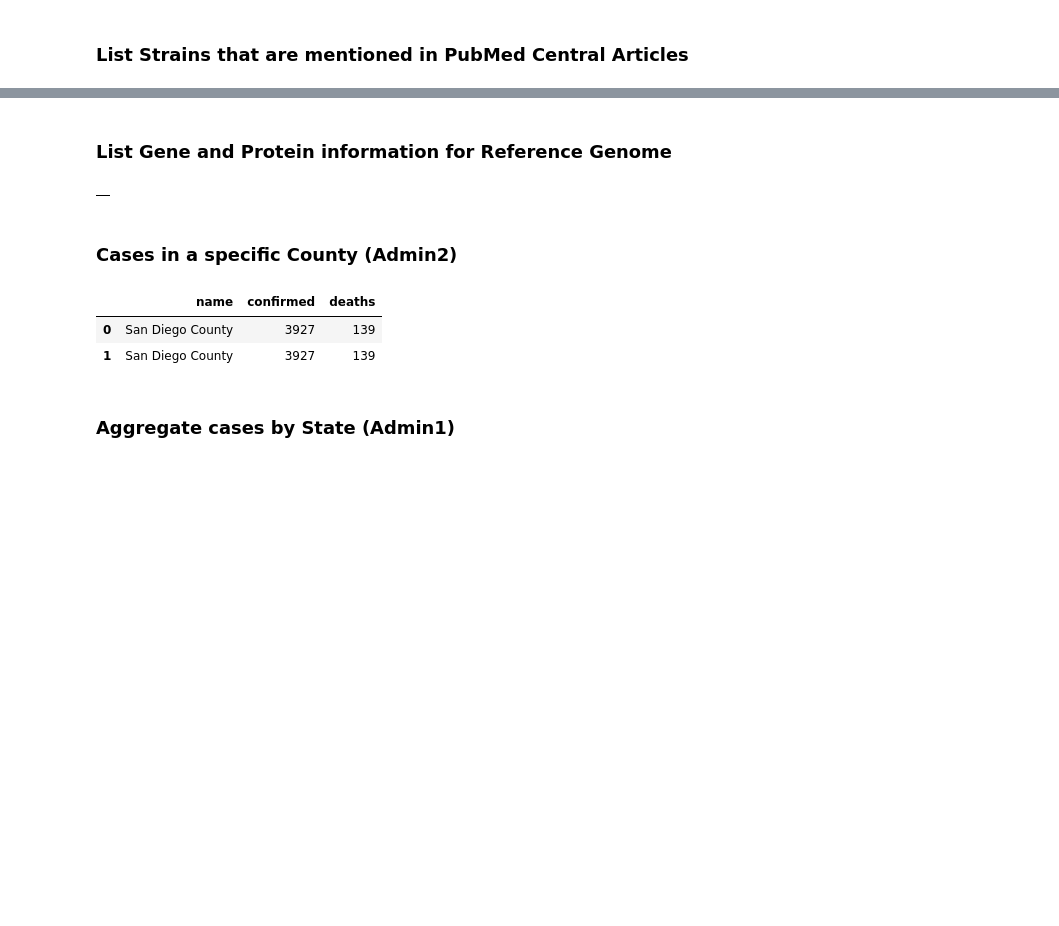
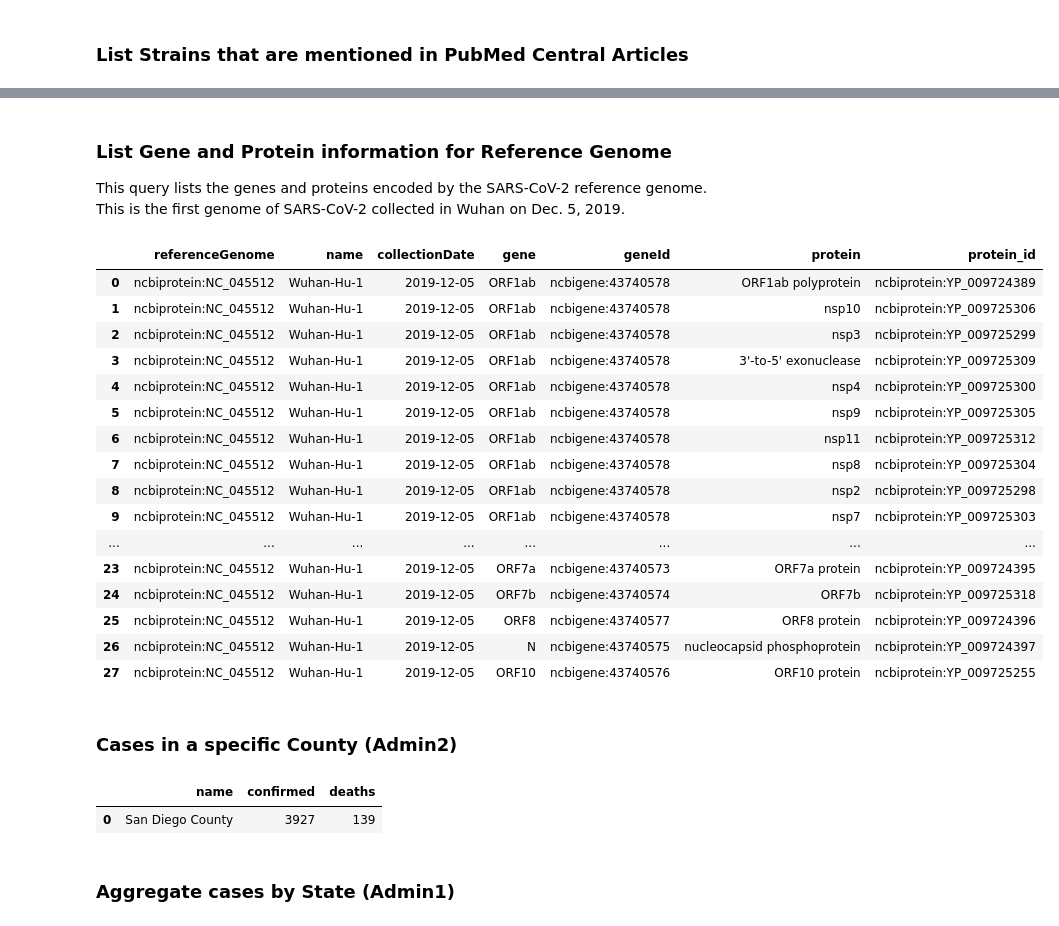
Before and after one commit to covid-19-net/covid-19-community, a Jupyter notebook: notebooks/3-ExampleQueriesRemote.ipynb, the cells around one changed output, grey strips where cells are left out. Cells and saved outputs as stored; diff of their text form; code cells hidden in the pictures; blank space fills up the shorter version.

Commit message:
split local/remote query notebooks

```diff
--- a/notebooks/3-ExampleQueriesRemote.ipynb
+++ b/notebooks/3-ExampleQueriesRemote.ipynb
@@ -53,7 +55,7 @@ MATCH (p:Publication)-[:MENTIONS]->(s:Strain)<-[:CARRIES]-(o:Organism)
 RETURN p.id as pmc, s.name as name, s.collectionDate  as collectionDate, o.name as host, s.id as host_id
 ORDER by s.collectionDate
 """
-graph.run(query).to_data_frame().head()
+graph.run(query).to_data_frame().head(20)
 # TODO where do the 2013 bat strains come from??
 # %% [output]
 |  | pmc | name | collectionDate | host | host_id |
@@ -65,15 +78,32 @@ graph.run(query).to_data_frame().head()
-# %% [markdown]
-### List Gene and Protein information for Reference Genome
+# %% [markdown]
+### List Gene and Protein information for Reference Genome
+This query lists the genes and proteins encoded by the SARS-CoV-2 reference genome. This is the first genome of SARS-CoV-2 collected in Wuhan on Dec. 5, 2019.
 # %%
 query = """
 MATCH (s:Strain)-[:HAS]->(g:Gene)-[:ENCODES]->(p:Protein)
 RETURN s.id as referenceGenome, s.name as name, s.collectionDate  as collectionDate,
        g.name as gene, g.id as geneId, p.name as protein, p.id as protein_id
 ORDER by s.collectionDate
 """
-graph.run(query).to_data_frame().head()
+graph.run(query).to_data_frame()
 # %% [output]
-|  |
+|  | referenceGenome | name | collectionDate | gene | geneId | protein | protein_id |
+| 0 | ncbiprotein:NC_045512 | Wuhan-Hu-1 | 2019-12-05 | ORF1ab | ncbigene:43740578 | ORF1ab polyprotein | ncbiprotein:YP_009724389 |
+| 1 | ncbiprotein:NC_045512 | Wuhan-Hu-1 | 2019-12-05 | ORF1ab | ncbigene:43740578 | nsp10 | ncbiprotein:YP_009725306 |
+| 2 | ncbiprotein:NC_045512 | Wuhan-Hu-1 | 2019-12-05 | ORF1ab | ncbigene:43740578 | nsp3 | ncbiprotein:YP_009725299 |
+| 3 | ncbiprotein:NC_045512 | Wuhan-Hu-1 | 2019-12-05 | ORF1ab | ncbigene:43740578 | 3'-to-5' exonuclease | ncbiprotein:YP_009725309 |
+| 4 | ncbiprotein:NC_045512 | Wuhan-Hu-1 | 2019-12-05 | ORF1ab | ncbigene:43740578 | nsp4 | ncbiprotein:YP_009725300 |
+| 5 | ncbiprotein:NC_045512 | Wuhan-Hu-1 | 2019-12-05 | ORF1ab | ncbigene:43740578 | nsp9 | ncbiprotein:YP_009725305 |
+| 6 | ncbiprotein:NC_045512 | Wuhan-Hu-1 | 2019-12-05 | ORF1ab | ncbigene:43740578 | nsp11 | ncbiprotein:YP_009725312 |
+| 7 | ncbiprotein:NC_045512 | Wuhan-Hu-1 | 2019-12-05 | ORF1ab | ncbigene:43740578 | nsp8 | ncbiprotein:YP_009725304 |
+| 8 | ncbiprotein:NC_045512 | Wuhan-Hu-1 | 2019-12-05 | ORF1ab | ncbigene:43740578 | nsp2 | ncbiprotein:YP_009725298 |
+| 9 | ncbiprotein:NC_045512 | Wuhan-Hu-1 | 2019-12-05 | ORF1ab | ncbigene:43740578 | nsp7 | ncbiprotein:YP_009725303 |
+| ... | ... | ... | ... | ... | ... | ... | ... |
+| 23 | ncbiprotein:NC_045512 | Wuhan-Hu-1 | 2019-12-05 | ORF7a | ncbigene:43740573 | ORF7a protein | ncbiprotein:YP_009724395 |
+| 24 | ncbiprotein:NC_045512 | Wuhan-Hu-1 | 2019-12-05 | ORF7b | ncbigene:43740574 | ORF7b | ncbiprotein:YP_009725318 |
+| 25 | ncbiprotein:NC_045512 | Wuhan-Hu-1 | 2019-12-05 | ORF8 | ncbigene:43740577 | ORF8 protein | ncbiprotein:YP_009724396 |
+| 26 | ncbiprotein:NC_045512 | Wuhan-Hu-1 | 2019-12-05 | N | ncbigene:43740575 | nucleocapsid phosphoprotein | ncbiprotein:YP_009724397 |
+| 27 | ncbiprotein:NC_045512 | Wuhan-Hu-1 | 2019-12-05 | ORF10 | ncbigene:43740576 | ORF10 protein | ncbiprotein:YP_009725255 |
 # %% [markdown]
 ### Cases in a specific County (Admin2)
 # %%
@@ -87,7 +117,6 @@ graph.run(query, admin2=admin2).to_data_frame()
 # %% [output]
 |  | name | confirmed | deaths |
 | 0 | San Diego County | 3927 | 139 |
-| 1 | San Diego County | 3927 | 139 |
 # %% [markdown]
 ### Aggregate cases by State (Admin1)
 # %%
```
Also changed, not shown: parts of 3 cells of this notebook, 2 other files.
